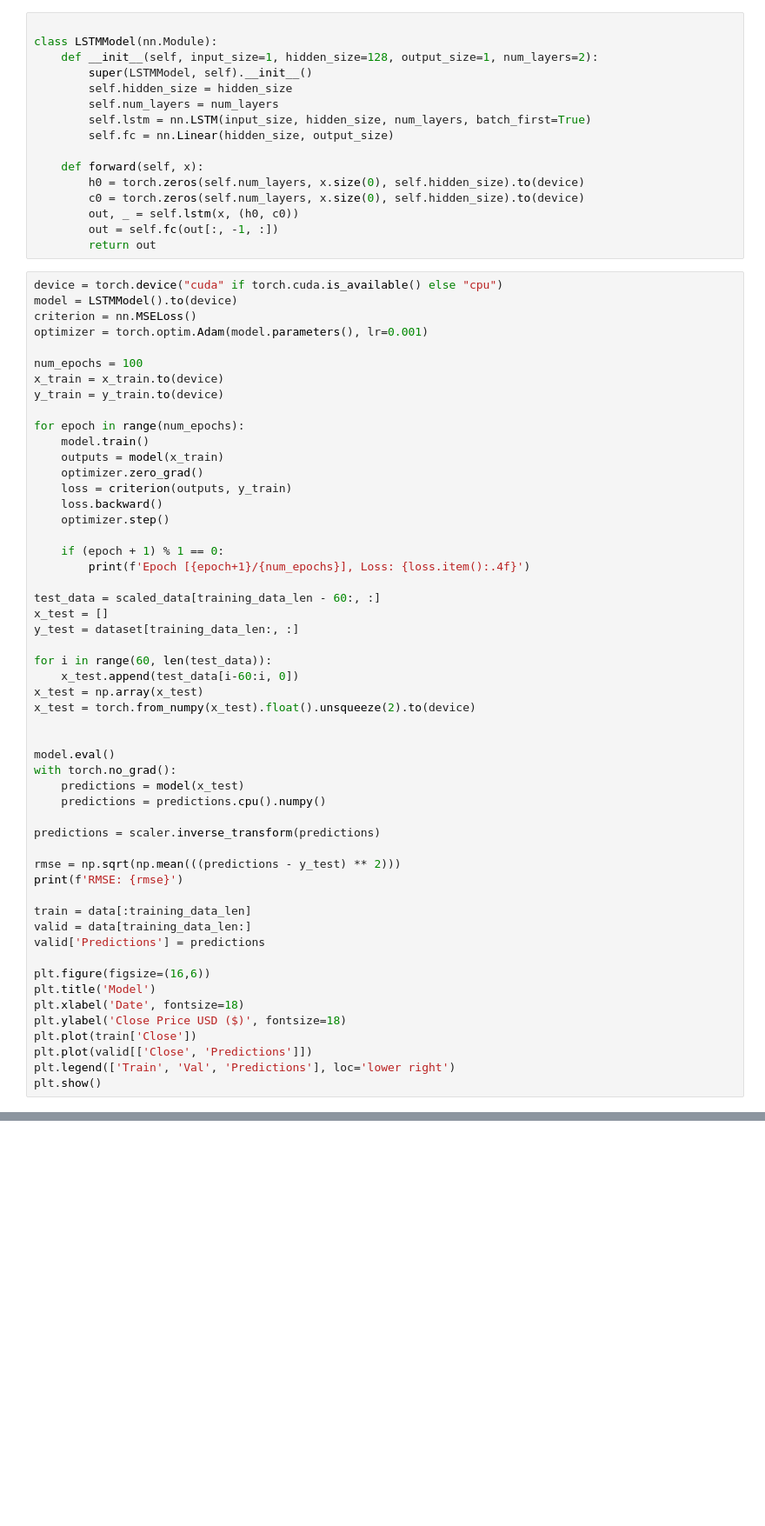
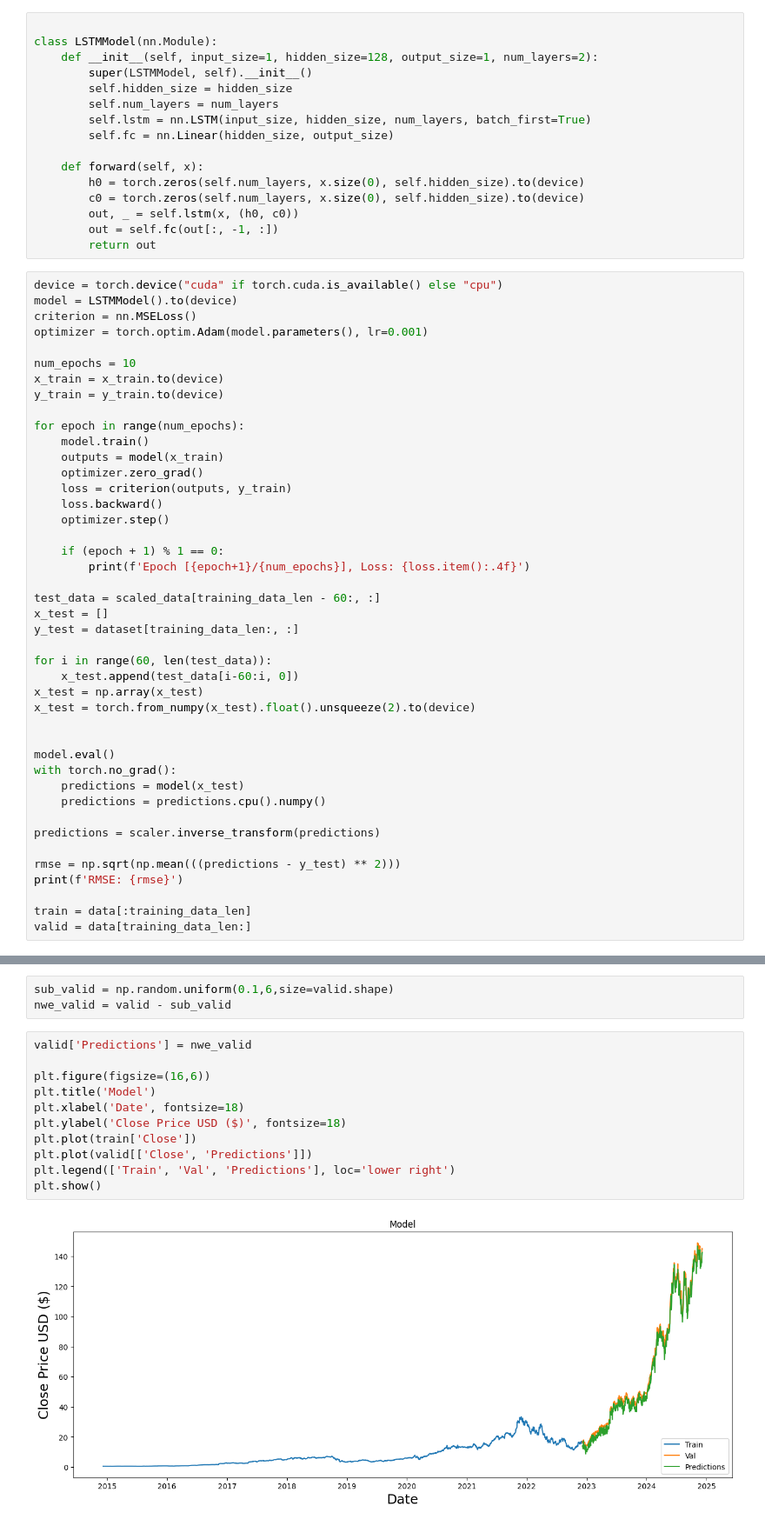
Before and after one commit to Toad-Xinyu/stock-Analysis, a Jupyter notebook: fileone.ipynb, the cells around one changed output, grey strips where cells are left out. Shown at 87% size. Cells and saved outputs as stored; diff of their text form; blank space fills up the shorter version.

```diff
--- a/fileone.ipynb
+++ b/fileone.ipynb
@@ -561,7 +561,7 @@ model = LSTMModel().to(device)
 criterion = nn.MSELoss()
 optimizer = torch.optim.Adam(model.parameters(), lr=0.001)
 
-num_epochs = 100
+num_epochs = 10
 x_train = x_train.to(device)
 y_train = y_train.to(device)
 
@@ -598,14 +598,4 @@ print(f'RMSE: {rmse}')
 
 train = data[:training_data_len]
 valid = data[training_data_len:]
-valid['Predictions'] = predictions
-
-plt.figure(figsize=(16,6))
-plt.title('Model')
-plt.xlabel('Date', fontsize=18)
-plt.ylabel('Close Price USD ($)', fontsize=18)
-plt.plot(train['Close'])
-plt.plot(valid[['Close', 'Predictions']])
-plt.legend(['Train', 'Val', 'Predictions'], loc='lower right')
-plt.show()
 # %% [output]
@@ -629,0 +613,16 @@ RMSE: 124.87599579486174
+# %%
+sub_valid = np.random.uniform(0.1,6,size=valid.shape)
+nwe_valid = valid - sub_valid
+# %%
+valid['Predictions'] = nwe_valid
+
+plt.figure(figsize=(16,6))
+plt.title('Model')
+plt.xlabel('Date', fontsize=18)
+plt.ylabel('Close Price USD ($)', fontsize=18)
+plt.plot(train['Close'])
+plt.plot(valid[['Close', 'Predictions']])
+plt.legend(['Train', 'Val', 'Predictions'], loc='lower right')
+plt.show()
+# %% [output]
+[figure, added]
```
Also changed, not shown: parts of 20 cells of this notebook.
